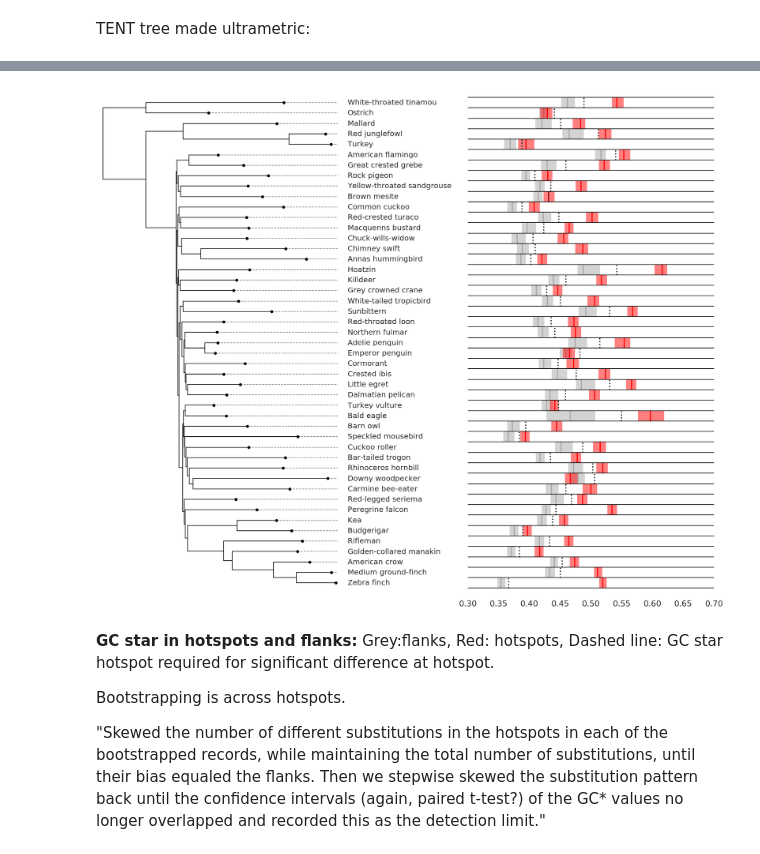
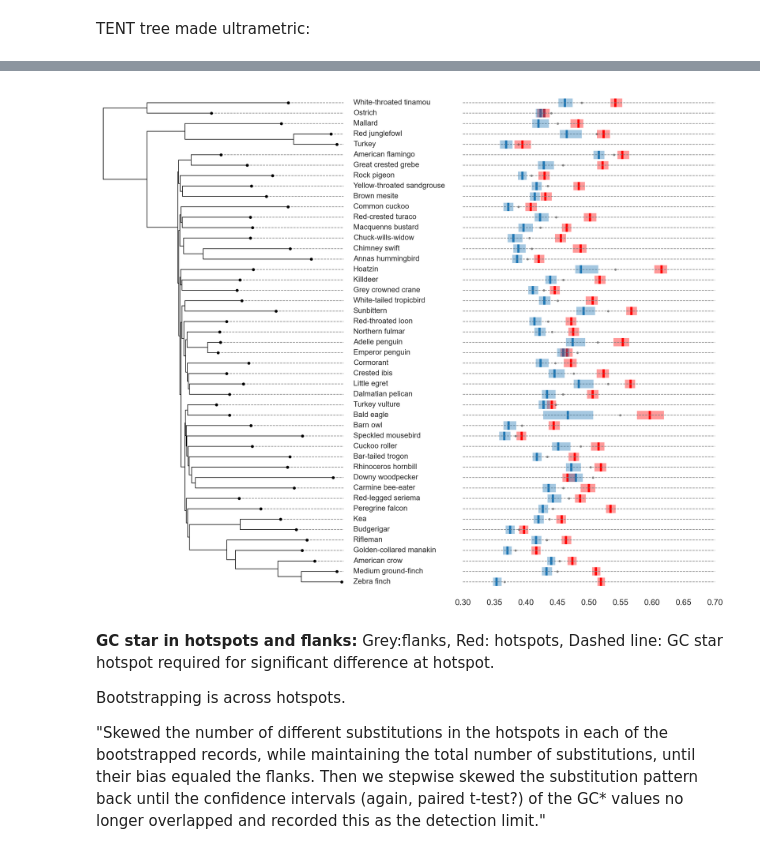
Before and after one commit to kaspermunch/bird-hotspots, a Jupyter notebook: notebooks/nb_01_trees_and_remapping.ipynb, the cells around one changed output, grey strips where cells are left out. Cells and saved outputs as stored; diff of their text form; code cells hidden in the pictures.

```diff
--- a/notebooks/nb_01_trees_and_remapping.ipynb
+++ b/notebooks/nb_01_trees_and_remapping.ipynb
@@ -290,16 +294,31 @@ def jonas_plot(tree, data, figsize=(12, 10)):
 
                 tup = next(data.loc[data.species == n].itertuples())
 
-                ax1.add_patch(Rectangle((tup.fmin, y-0.5),tup.fmax-tup.fmin,1,linewidth=0, edgecolor=None, facecolor='lightgrey', zorder=0))
-                ax1.add_line(Line2D((tup.fmid, tup.fmid), (y-0.5, y+0.5), color='darkgrey', solid_capstyle='butt', zorder=1))
+                # ax1.add_patch(Rectangle((tup.fmin, y-0.5),tup.fmax-tup.fmin,1,linewidth=0, edgecolor=None, facecolor='tab:blue', alpha=0.3, zorder=10))
+                ax1.add_patch(Rectangle((tup.fmin, y-0.4),tup.fmax-tup.fmin,0.8,linewidth=0, edgecolor=None, facecolor='tab:blue', alpha=0.4, zorder=10))
+                # ax1.add_patch(Rectangle((tup.fmin, y-0.5),tup.fmax-tup.fmin,0.5,linewidth=0, edgecolor=None, facecolor='tab:blue', alpha=0.7, zorder=10))
 
-                ax1.add_patch(Rectangle((tup.hmin, y-0.5),tup.hmax-tup.hmin,1,linewidth=0, edgecolor=None, facecolor='red', alpha=0.5, zorder=2))
-                ax1.add_line(Line2D((tup.hmid, tup.hmid), (y-0.5, y+0.5), color='red', solid_capstyle='butt', zorder=3))
+                # ax1.add_line(Line2D((tup.fmid, tup.fmid), (y-0.5, y+0.5), color='darkgrey', solid_capstyle='butt', zorder=1))
+                ax1.add_line(Line2D((tup.fmid, tup.fmid), (y-0.4, y+0.4), color='tab:blue', linewidth=3, solid_capstyle='butt', zorder=1))
+                # ax1.add_line(Line2D((tup.fmid, tup.fmid), (y-0.5, y), color='darkgrey', solid_capstyle='butt', zorder=1))
 
-                ax1.add_line(Line2D((tup.fmid*tup.skew, tup.fmid*tup.skew), (y-0.5, y+0.5), color='black', solid_capstyle='butt', linestyle='dotted', zorder=4))
+                # ax1.add_patch(Rectangle((tup.hmin, y-0.5),tup.hmax-tup.hmin,1,linewidth=0, edgecolor=None, facecolor='tab:red', alpha=0.3, zorder=2))
+                ax1.add_patch(Rectangle((tup.hmin, y-0.4),tup.hmax-tup.hmin,0.8,linewidth=0, edgecolor=None, facecolor='red', alpha=0.4, zorder=2))
+                # ax1.add_patch(Rectangle((tup.hmin, y),tup.hmax-tup.hmin,0.5,linewidth=0, edgecolor=None, facecolor='tab:red', alpha=0.7, zorder=2))
 
-            for y in range(len(leaf_info)+1):
-                ax1.axhline(y=y-0.5, color='black', linewidth=0.8, zorder=5)
+                # ax1.add_line(Line2D((tup.hmid, tup.hmid), (y-0.5, y+0.5), color='red', solid_capstyle='butt', zorder=3))
+                ax1.add_line(Line2D((tup.hmid, tup.hmid), (y-0.4, y+0.4), color='red', linewidth=3, solid_capstyle='butt', zorder=3))
+                # ax1.add_line(Line2D((tup.hmid, tup.hmid), (y, y+0.5), color='red', solid_capstyle='butt', zorder=3))
+
+                # ax1.add_line(Line2D((tup.fmid*tup.skew, tup.fmid*tup.skew), (y-0.5, y+0.5), color='black', solid_capstyle='butt', linestyle='dotted', zorder=4))
+                # ax1.add_line(Line2D((tup.fmid*tup.skew, tup.fmid*tup.skew), (y-0.5, y+0.5), color='black', solid_capstyle='butt', linestyle='dotted', zorder=4))
+
+                ax1.scatter([tup.fmid*tup.skew], [y], color='grey', s=4)
+
+            # for y in range(len(leaf_info)+1):
+            #     ax1.axhline(y=y-0.5, color='black', linewidth=0.8, zorder=5)
+            for y in range(len(leaf_info)):
+                ax1.axhline(y=y, color='grey', linewidth=0.8, linestyle='dashed', zorder=5)
 
 
             ax1.get_yaxis().set_visible(False)
@@ -310,35 +329,36 @@ def jonas_plot(tree, data, figsize=(12, 10)):
 #                 return "{:.1f}".format((value + start)/1000000)
 
 #             ax1.xaxis.set_major_formatter(plt.FuncFormatter(format_func))
 
             ax0.grid(False)
             ax0.spines['top'].set_visible(False)
             ax0.spines['left'].set_visible(False)
             ax0.spines['right'].set_visible(False)
             ax0.spines['bottom'].set_visible(False)
             ax0.get_xaxis().set_visible(False)
 
 
             ax1.grid(False)
             ax1.spines['top'].set_visible(False)
             ax1.spines['left'].set_visible(False)
             ax1.spines['right'].set_visible(False)
             ax1.spines['bottom'].set_visible(False)
 
             ax1.set_xlim(0.3, 0.7)
             ax1.set_ylim(ax0.get_ylim())
 
             plt.tight_layout()
 
         return fig
 
 
 data = pd.read_csv('/home/kmt/Birds/faststorage/data/fig1_data.txt', sep=' ')
+#data.head()
 
 fig = jonas_plot(tree, data)
-plt.savefig(figures_path / 'fig1.pdf')
+plt.savefig(figures_path / 'tree_with_peak_vs_flank_gcstar.pdf')
 # %% [output]
-[figure, old version]
+[figure, new version]
 # %% [markdown]
 **GC star in hotspots and flanks:** Grey:flanks, Red: hotspots, Dashed line: GC star hotspot required for significant difference at hotspot.
 
```
Also changed, not shown: parts of 13 cells of this notebook, 22 other files.
